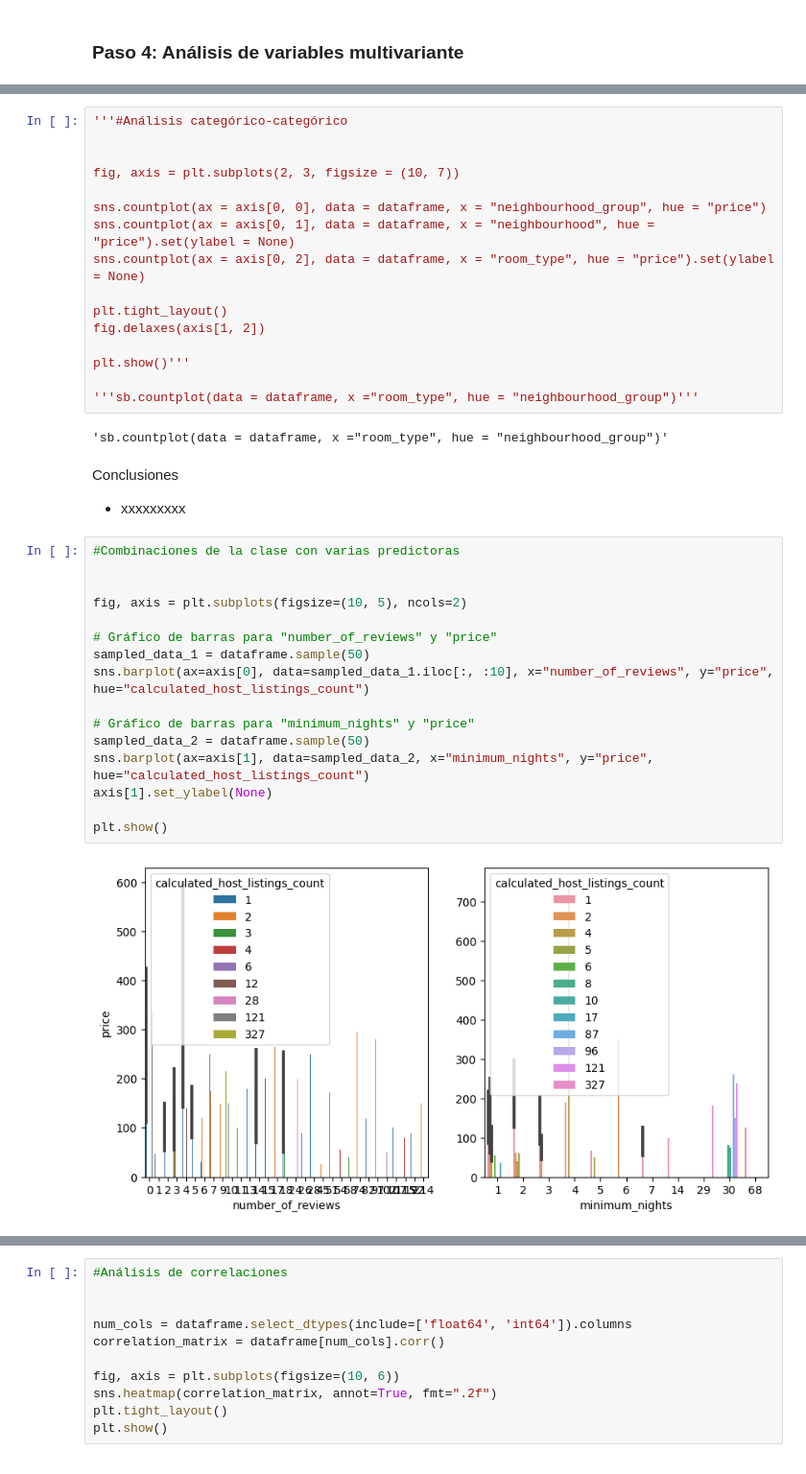
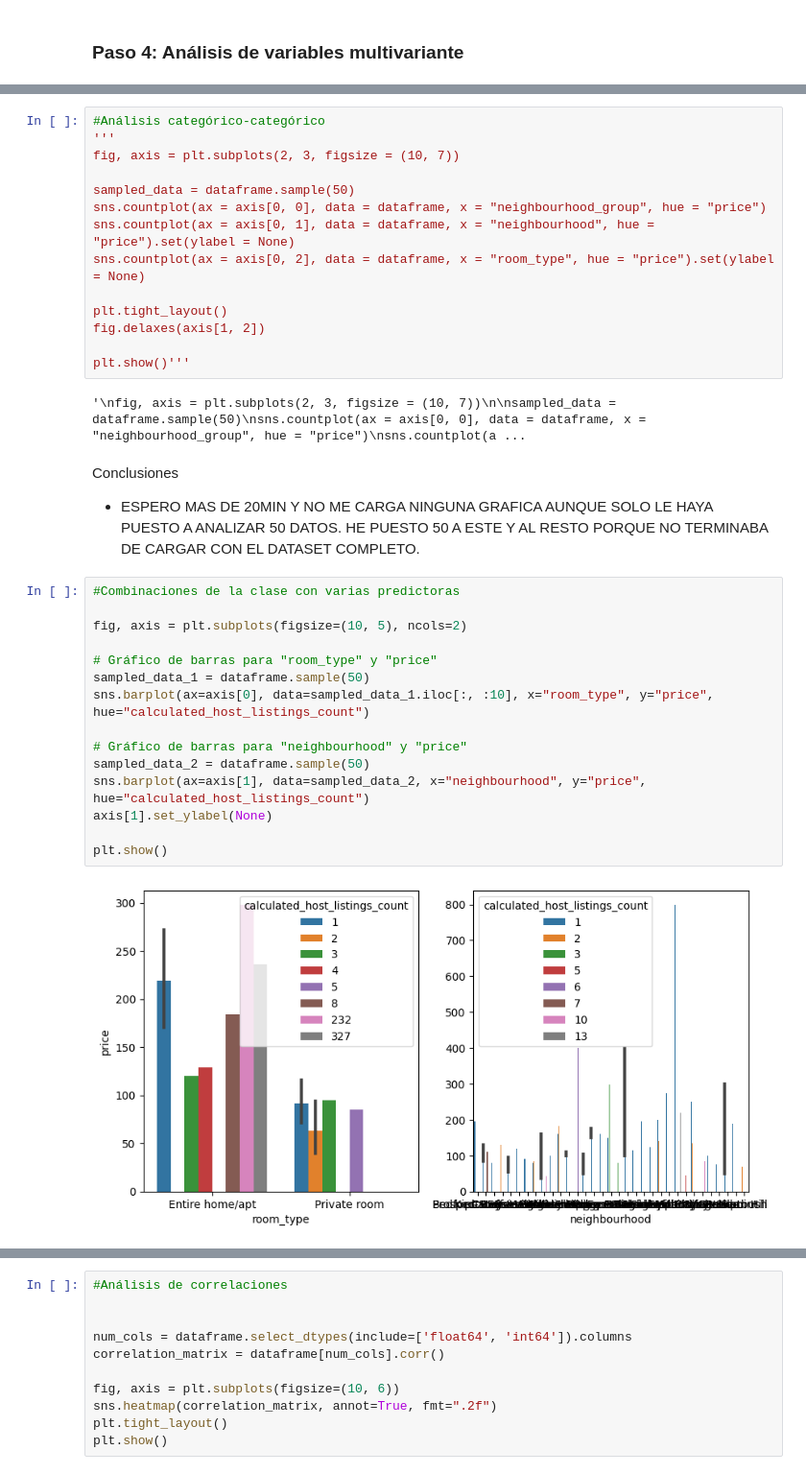
Before and after one commit to jaimed411/013-PROYECTO1-machine-learning-airbnb, a Jupyter notebook: src/explore.ipynb, the cells around one changed output, grey strips where cells are left out. Shown at 96% size. Cells and saved outputs as stored; diff of their text form.

```diff
--- a/src/explore.ipynb
+++ b/src/explore.ipynb
@@ -207,9 +225,9 @@ Conclusiones
 # %%
-'''#Análisis categórico-categórico
-
-
+#Análisis categórico-categórico
+'''
 fig, axis = plt.subplots(2, 3, figsize = (10, 7))
 
+sampled_data = dataframe.sample(50)
 sns.countplot(ax = axis[0, 0], data = dataframe, x = "neighbourhood_group", hue = "price")
 sns.countplot(ax = axis[0, 1], data = dataframe, x = "neighbourhood", hue = "price").set(ylabel = None)
 sns.countplot(ax = axis[0, 2], data = dataframe, x = "room_type", hue = "price").set(ylabel = None)
@@ -218,29 +236,26 @@ plt.tight_layout()
 fig.delaxes(axis[1, 2])
 
 plt.show()'''
-
-'''sb.countplot(data = dataframe, x ="room_type", hue = "neighbourhood_group")'''
 # %% [output]
-'sb.countplot(data = dataframe, x ="room_type", hue = "neighbourhood_group")'
+'\nfig, axis = plt.subplots(2, 3, figsize = (10, 7))\n\nsampled_data = dataframe.sample(50)\nsns.countplot(ax = axis[0, 0], data = dataframe, x = "neighbourhood_group", hue = "price")\nsns.countplot(a ...
-# %% [markdown]
-Conclusiones
-
-- xxxxxxxxx
+# %% [markdown]
+Conclusiones
+
+- ESPERO MAS DE 20MIN Y NO ME CARGA NINGUNA GRAFICA AUNQUE SOLO LE HAYA PUESTO A ANALIZAR 50 DATOS. HE PUESTO 50 A ESTE Y AL RESTO PORQUE NO TERMINABA DE CARGAR CON EL DATASET COMPLETO.
 # %%
 #Combinaciones de la clase con varias predictoras
 
-
 fig, axis = plt.subplots(figsize=(10, 5), ncols=2)
 
-# Gráfico de barras para "number_of_reviews" y "price"
+# Gráfico de barras para "room_type" y "price"
 sampled_data_1 = dataframe.sample(50)
-sns.barplot(ax=axis[0], data=sampled_data_1.iloc[:, :10], x="number_of_reviews", y="price", hue="calculated_host_listings_count")
+sns.barplot(ax=axis[0], data=sampled_data_1.iloc[:, :10], x="room_type", y="price", hue="calculated_host_listings_count")
 
-# Gráfico de barras para "minimum_nights" y "price"
+# Gráfico de barras para "neighbourhood" y "price"
 sampled_data_2 = dataframe.sample(50)
-sns.barplot(ax=axis[1], data=sampled_data_2, x="minimum_nights", y="price", hue="calculated_host_listings_count")
+sns.barplot(ax=axis[1], data=sampled_data_2, x="neighbourhood", y="price", hue="calculated_host_listings_count")
 axis[1].set_ylabel(None)
 
 plt.show()
 # %% [output]
-[figure, old version]
+[figure, new version]
```
Also changed, not shown: parts of 24 cells of this notebook.
